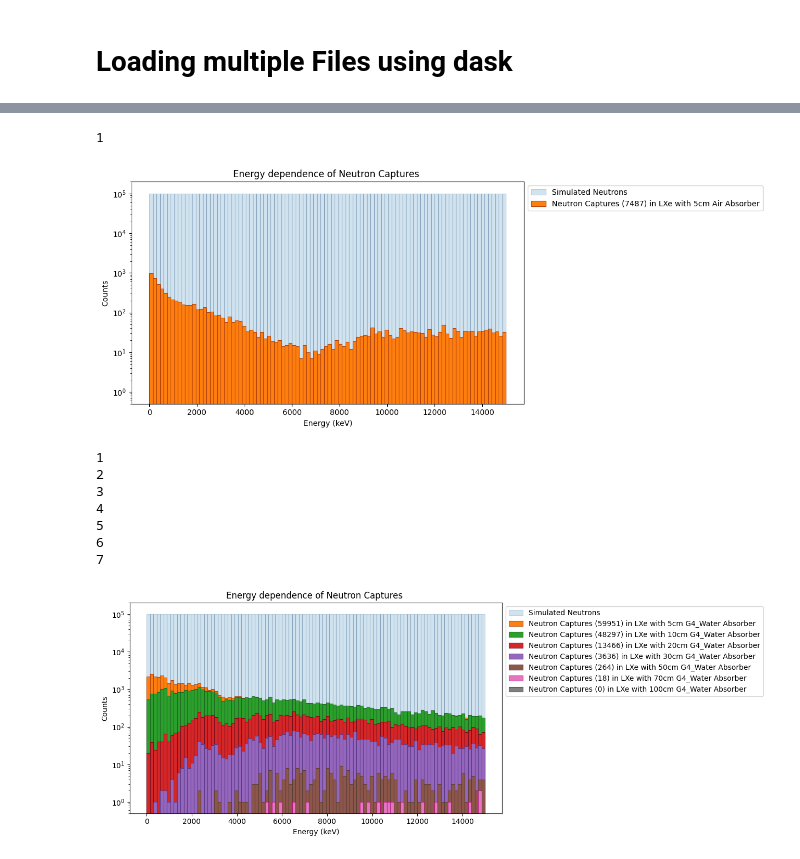
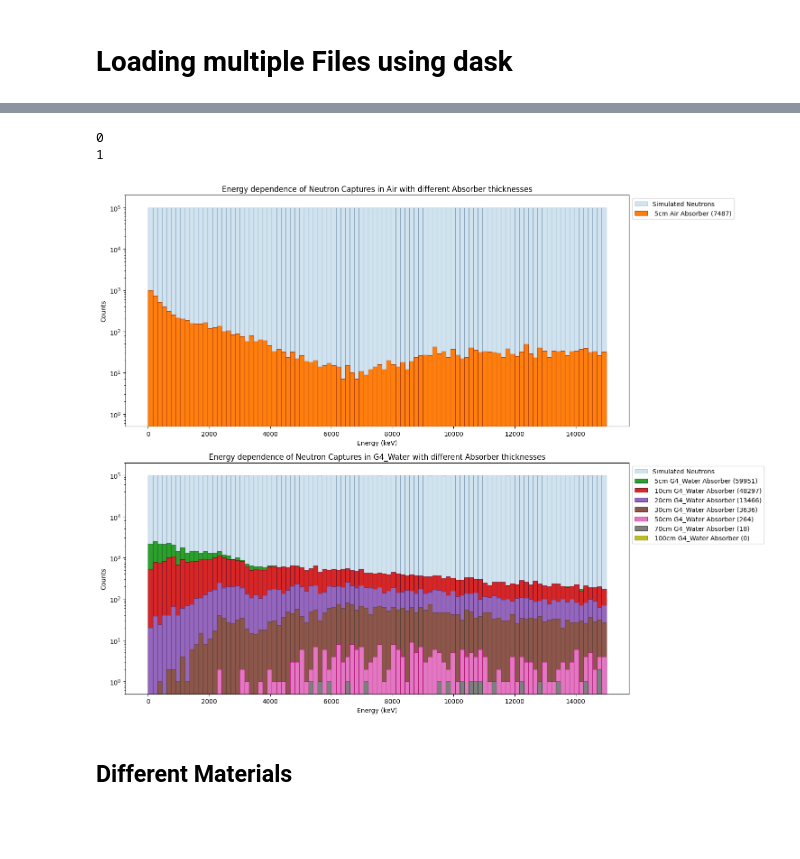
Before and after one commit to B-Koberg/XeSim, a Jupyter notebook: notebooks/Analysis.ipynb, the cells around one changed output, grey strips where cells are left out. Drawn from its saved outputs; the diff is of its cells as text; code cells hidden in the pictures; blank space fills up the shorter version.

```diff
--- a/notebooks/Analysis.ipynb
+++ b/notebooks/Analysis.ipynb
@@ -197,5 +190,5 @@ plt.show()
 # %%
-da_processes = uproot.dask(uproot_files, filter_name=['eventid','e_pri','NAct_volume', 'NAct_particle_id', 'NAct_process_ID'], allow_missing=True, step_size="2GB")
+da_processes = uproot.dask(uproot_files, filter_name=['eventid','e_pri','NAct_volume', 'NAct_particle_id', 'NAct_process_ID'], allow_missing=True, step_size="8GB")
 
 df = da.to_dataframe(da_processes)
 # %% [markdown]
@@ -316,0 +310,4 @@ plt.show()
+# %%
+da_step = uproot.dask(uproot_files, filter_name=['eventid','e_pri','Save_e', 'Save_desc','Save_eventid'], allow_missing=True, step_size="8GB")
+
+df = da.to_dataframe(da_step)
@@ -354,0 +447,8 @@ TypeError: Converting from an nplike without known data to an nplike with known
+# %%
+k=1
+for j,thick in enumerate(data_AbsorberThick):
+    for i,file in enumerate(uproot_files[j]):
+        print(f'Files: {k}/{sum(len(inner) for inner in uproot_files)}', f'{data_Material[j][i]}/{thick}_* ')
+        with ProgressBar():
+            e_pri_2[j][i] = e_pri_2[j][i].compute()
+        k+=1
@@ -356,7 +516,7 @@ TypeError: Converting from an nplike without known data to an nplike with known
 data_path = "/home/b/bkoberg/AGW_LowRad/data_sim/XeSim_Neutron"
 data_Version = "e44f72e"
 data_Material = ['Air',"G4_Water"]
-data_AbsorberThick = [[],["5cm","10cm","20cm","30cm","50cm","70cm","100cm"]]
+data_AbsorberThick = [['5cm'],["5cm","10cm","20cm","30cm","50cm","70cm","100cm"]]
 data_file_pattern = [
     [f"{data_AbsorberThick[j][i]}_point" for i in range(len(data_AbsorberThick[j]))]
     for j in range(len(data_Material))
@@ -435,36 +619,36 @@ KeyboardInterrupt:
 # %%
 k=1
+
+fig, ax = plt.subplots(nrows=len(uproot_files), ncols=1, figsize=(15, len(uproot_files)*6))  # 2 Zeilen, 1 Spalte
+
+
 for j,material in enumerate(data_Material):
-    plt.figure(figsize=(8, 5))
+    print(j)
 
 
     sim = np.random.uniform(low=0, high=15000, size=10000000)
-    plt.hist(sim, bins=100, edgecolor=edge_colors[0],linewidth = 0.8, color = colors[0],alpha=0.2, label = 'Simulated Neutrons' )
+    ax[j].hist(sim, bins=100, edgecolor=edge_colors[0],linewidth = 0.8, color = colors[0],alpha=0.2, label = 'Simulated Neutrons' )
 
 
 
     for i,file in enumerate(uproot_files[j]):
-            print(k)
-            plt.hist(e_pri_2[j][i], bins=100,range=(0, 15000), color = colors[k], alpha = 1, edgecolor=edge_colors[k],linewidth=0.8, label = f'Neutron Captures ({e_pri_2[j][i].__len__()}) in LXe with {data_AbsorberThick[j][i]} {material} Absorber')  # `bins=20` kannst du anpasse
+            ax[j].hist(e_pri_2[j][i], bins=100,range=(0, 15000), color = colors[k], alpha = 1, edgecolor=edge_colors[k],linewidth=0.8, label = f' {data_AbsorberThick[j][i]} {material} Absorber ({e_pri_2[j][i].__len__()})')  # `bins=20` kannst du anpasse
             k += 1
 
-    plt.xlabel('Energy (keV)')
-    plt.ylabel('Counts')
-    plt.yscale('log')
-    plt.ylim(0.5, 2e5)
-    plt.title(f'Energy dependence of Neutron Captures ')
-    plt.tight_layout()
-    plt.legend(loc="upper left", bbox_to_anchor=(1, 1))
-    plt.savefig(f"/home/b/bkoberg/AGW_LowRad/home/bkoberg/XeSim/notebooks/Pictures/{data_Version}/all/{material}_EnergyNC.pdf" )
-    plt.show()
+for i,axs in enumerate(ax):
+    axs.set_yscale('log')
+    axs.set_ylim(0.5, 2e5)
+    axs.legend(loc="upper left", bbox_to_anchor=(1, 1))
+    axs.set_xlabel('Energy (keV)')
+    axs.set_ylabel('Counts')
+    axs.set_title(f'Energy dependence of neutron captures in LXe using a different absorber')
+
+plt.tight_layout()
+plt.savefig(f"/home/b/bkoberg/AGW_LowRad/home/bkoberg/XeSim/notebooks/Pictures/{data_Version}/all/ThicknessComparison_EnergyNC.pdf" )
+plt.show()
 # %% [output]
+0
 1
-[figure, old version]
+[figure, new version]
-1
-2
-3
-4
-5
-6
-7
-[figure, removed]
+# %% [markdown]
+## Different Materials
```
Also changed, not shown: parts of 33 cells of this notebook, 31 other files.
